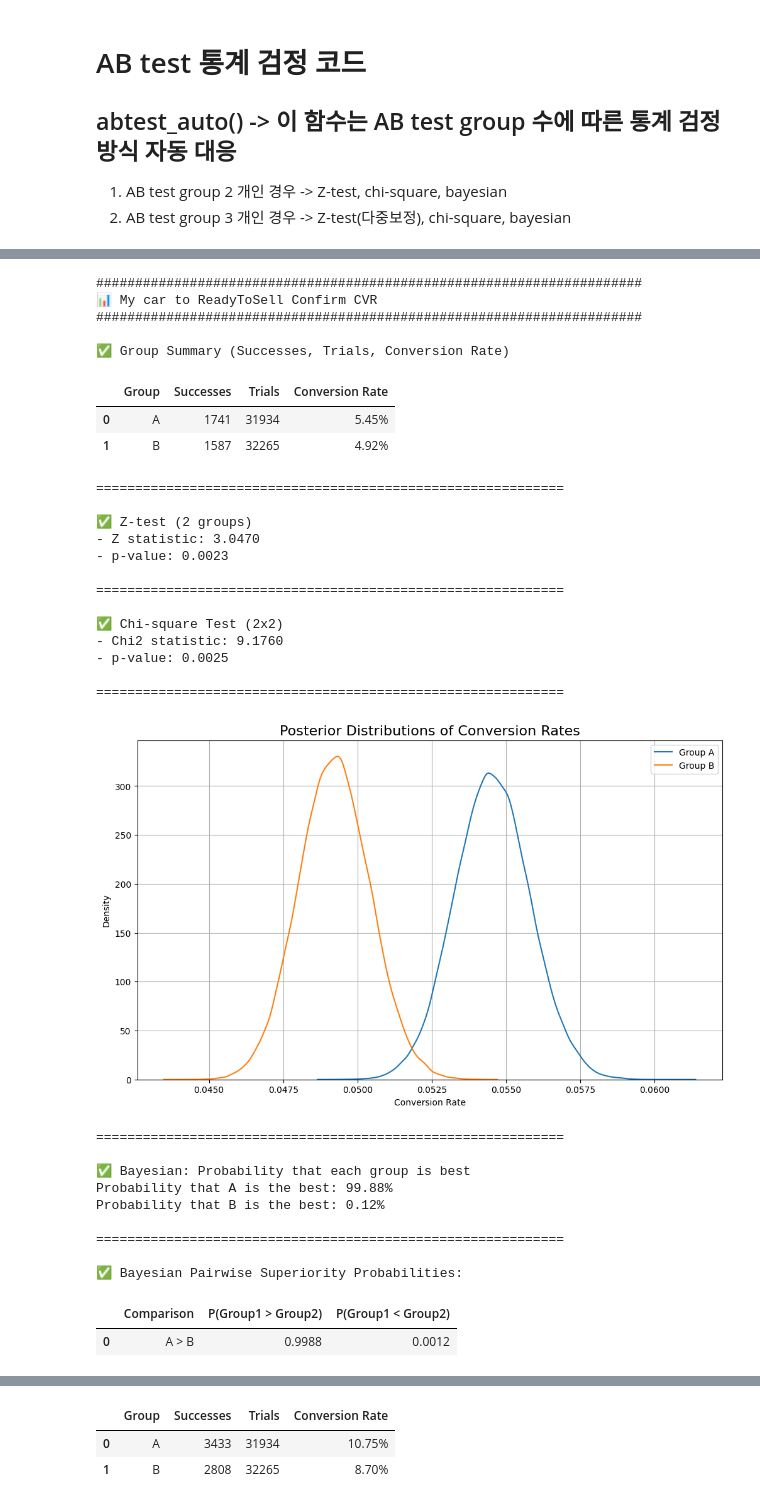
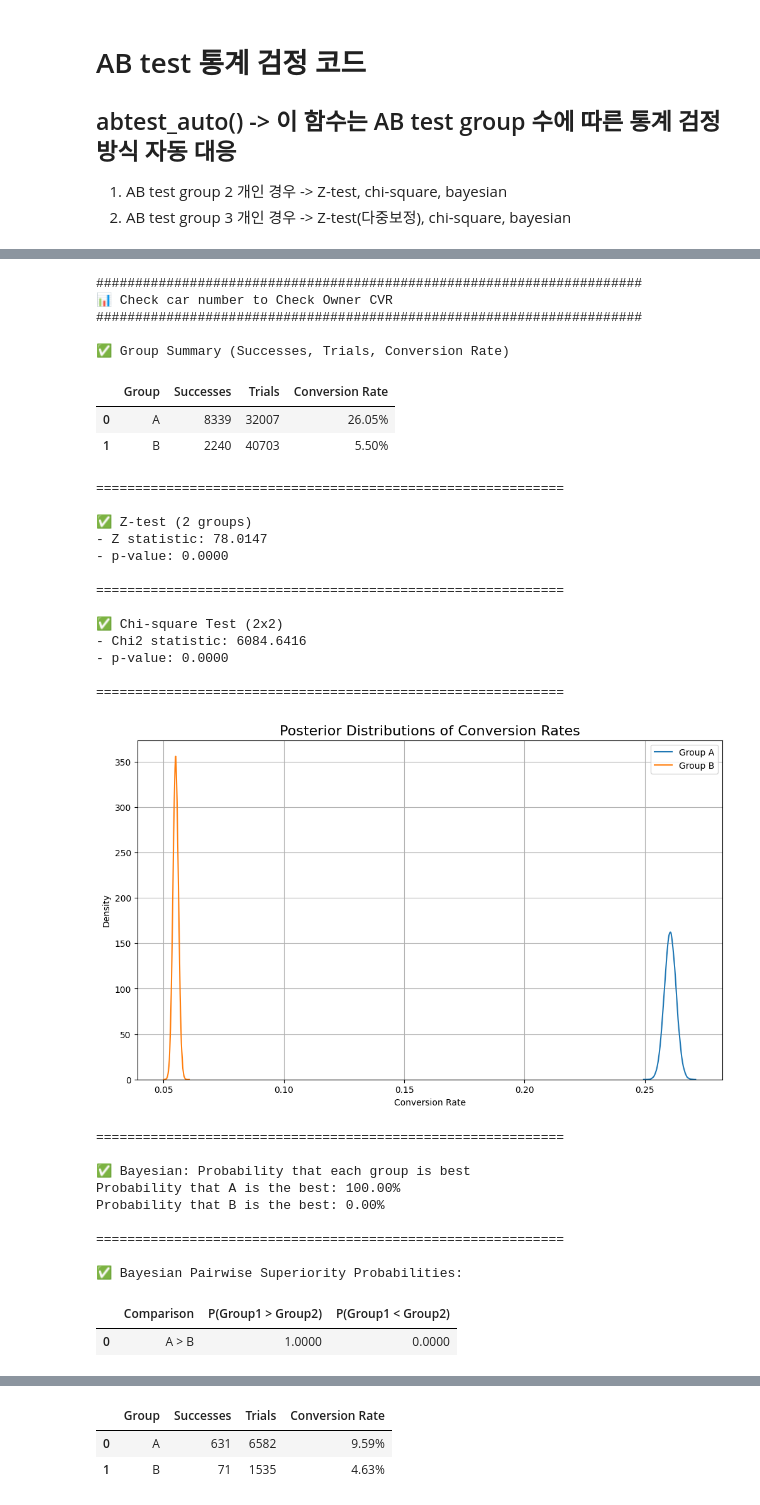
Before and after one commit to namgonstar/ENCAR, a Jupyter notebook: [25.07] 내차팔기 홈 기본 랜딩 AB test/통계 검정 code.ipynb, the cells around one changed output, grey strips where cells are left out. Drawn from its saved outputs; the diff is of its cells as text; code cells hidden in the pictures.

```diff
--- a/[25.07] 내차팔기 홈 기본 랜딩 AB test/통계 검정 code.ipynb
+++ b/[25.07] 내차팔기 홈 기본 랜딩 AB test/통계 검정 code.ipynb
@@ -144,78 +258,71 @@ def abtest_auto(groups, successes, trials, metric_name="Metric", samples=100_000
 # %%
 # Test group 작성
 groups = ['A', 'B']
 
 # 각 이벤트 별 실험 결과 정리
-CNT_TOTAL_PCID = np.array([33359, 33661])
-CNT_MYCAR_HOME = np.array([33297, 33592])
-CNT_MYCAR_HOME_ING = np.array([31934, 32265])
-CNT_REQUEST_ESTIMATE_CLICK1 = np.array([12254, 13832])
-CNT_REQUEST_ESTIMATE_CLICK2 = np.array([7420, 8251])
-CNT_ESTIMATE_COMPLETE = np.array([3377, 3667])
-CNT_READY_TO_SELL_CLICK = np.array([3433, 2808])
-CNT_READY_TO_SELL_VIEW = np.array([2730, 2213])
-CNT_READY_TO_SELL_CONFIRM = np.array([1741, 1587])
-CNT_PRICE_CONFIRM = np.array([1018, 846])
-CNT_PHOTO_CONFIRM = np.array([1331, 1223])
-CNT_INFO_CONFIRM = np.array([687, 541])
-CNT_ESTIMATE_CONFIRM = np.array([41, 39])
-
+TOTAL_PCID = np.array([385312, 42586])
+TOTAL_EVENT = np.array([277322522, 30418540])
+SELL_HOME = np.array([32007, 40703])
+CHECK_OWNER = np.array([8339, 2240])
+TRY_MYGARAGE = np.array([7152, 1711])
+MYCAR_HOME_ING = np.array([6582, 1535])
+ESTIMATE_COMPLETE = np.array([631, 71])
+BUY_HOME = np.array([309623, 32054])
+SEARCH_HOME = np.array([336439, 35679])
+CAR_DETAIL = np.array([283457, 30606])
+CAR_DETAIL_CONTACT = np.array([6711, 725])
 
 # AB test 3그룹 이상 인 경우 abtest_multi() 사용
 # abtest_multi(groups, successes, trials, metric_name="")
 # Metric 별 작성
 
-# Success Metric
-# 1. 판매준비하기 정보 입력율
-abtest_auto(groups, CNT_READY_TO_SELL_CONFIRM, CNT_MYCAR_HOME_ING, metric_name="My car to ReadyToSell Confirm CVR")
-# 2. 내차고 홈 - 판매준비하기 클릭율
-abtest_auto(groups, CNT_READY_TO_SELL_CLICK, CNT_MYCAR_HOME_ING, metric_name="My car to ReadyToSell Click CVR")
-# 3. 판매준비하기 진입율
-abtest_auto(groups, CNT_READY_TO_SELL_VIEW, CNT_MYCAR_HOME_ING, metric_name="My car to ReadyToSell CVR")
+# 내차사기 metric
+# 1. 번호판 조회 -> 소유자명 CVR
+abtest_auto(groups, CHECK_OWNER, SELL_HOME, metric_name="Check car number to Check Owner CVR")
+# 2. 내차고 홈 -> 비교견적 신청 완료 CVR
+abtest_auto(groups, ESTIMATE_COMPLETE, MYCAR_HOME_ING, metric_name="MY GARAGE to Request a Estimate Complete CVR")
 
-# Guardrail Metric
-# 4. 비교견적 신청 전환율
-abtest_auto(groups, CNT_ESTIMATE_COMPLETE, CNT_MYCAR_HOME_ING, metric_name="My car to Request a Estimate Complete CVR")
-
-# Sub Metric
-# 5. 비교견적 신청 클릭율 1
-abtest_auto(groups, CNT_REQUEST_ESTIMATE_CLICK1, CNT_MYCAR_HOME_ING, metric_name="My car to Request a Estimate Click 1 CVR")
-# 6. 비교견적 신청 클릭율 2 (서비스 선택 후 최종 신청 클릭)
-abtest_auto(groups, CNT_REQUEST_ESTIMATE_CLICK2, CNT_MYCAR_HOME_ING, metric_name="My car to Request a Estimate Click 2 CVR")
+# 내차사기 metric
+# 3. 내차사기 홈 -> 차량상세 CVR
+abtest_auto(groups, CAR_DETAIL, BUY_HOME, metric_name="Buy Home to Car Detail CVR")
+# 4. 차량상세 -> 문의하기 클릭 CVR
+abtest_auto(groups, CAR_DETAIL_CONTACT, CAR_DETAIL, metric_name="Car Detail to Contact Click CVR")
+# 5. 내차사기 홈 -> 문의하기 클릭 CVR
+abtest_auto(groups, CAR_DETAIL_CONTACT, BUY_HOME, metric_name="Buy Home to Contact Click CVR")
 # %% [output]
 ######################################################################
-📊 My car to ReadyToSell Confirm CVR
+📊 Check car number to Check Owner CVR
 ######################################################################
 
 ✅ Group Summary (Successes, Trials, Conversion Rate)
 |  | Group | Successes | Trials | Conversion Rate |
-| 0 | A | 1741 | 31934 | 5.45% |
-| 1 | B | 1587 | 32265 | 4.92% |
+| 0 | A | 8339 | 32007 | 26.05% |
+| 1 | B | 2240 | 40703 | 5.50% |
 ============================================================
 
 ✅ Z-test (2 groups)
-- Z statistic: 3.0470
-- p-value: 0.0023
+- Z statistic: 78.0147
+- p-value: 0.0000
 
 ============================================================
 
 ✅ Chi-square Test (2x2)
-- Chi2 statistic: 9.1760
-- p-value: 0.0025
+- Chi2 statistic: 6084.6416
+- p-value: 0.0000
 
 ============================================================
-[figure, old version]
+[figure, new version]
 ============================================================
 
 ✅ Bayesian: Probability that each group is best
-Probability that A is the best: 99.88%
-Probability that B is the best: 0.12%
+Probability that A is the best: 100.00%
+Probability that B is the best: 0.00%
 
 ============================================================
 
 ✅ Bayesian Pairwise Superiority Probabilities:
 |  | Comparison | P(Group1 > Group2) | P(Group1 < Group2) |
-| 0 | A > B | 0.9988 | 0.0012 |
+| 0 | A > B | 1.0000 | 0.0000 |
 ============================================================
 
 ######################################################################
@@ -224,8 +331,8 @@ Probability that B is the best: 0.12%
 
 ✅ Group Summary (Successes, Trials, Conversion Rate)
 |  | Group | Successes | Trials | Conversion Rate |
-| 0 | A | 3433 | 31934 | 10.75% |
-| 1 | B | 2808 | 32265 | 8.70% |
+| 0 | A | 631 | 6582 | 9.59% |
+| 1 | B | 71 | 1535 | 4.63% |
 ============================================================
 
 ✅ Z-test (2 groups)
```
Also changed, not shown: parts of 4 cells of this notebook, 1 other file.
